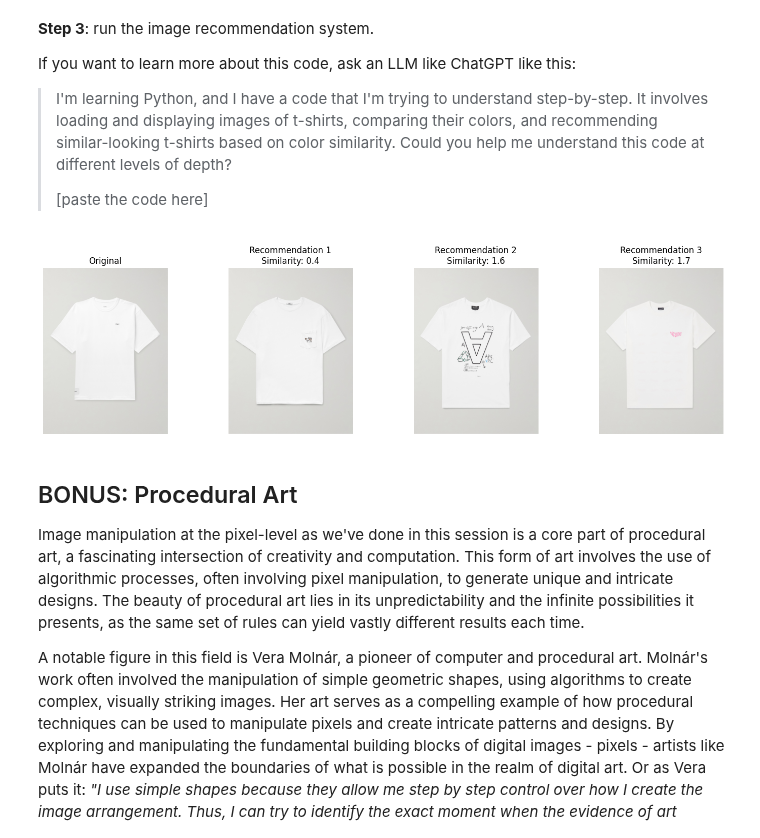
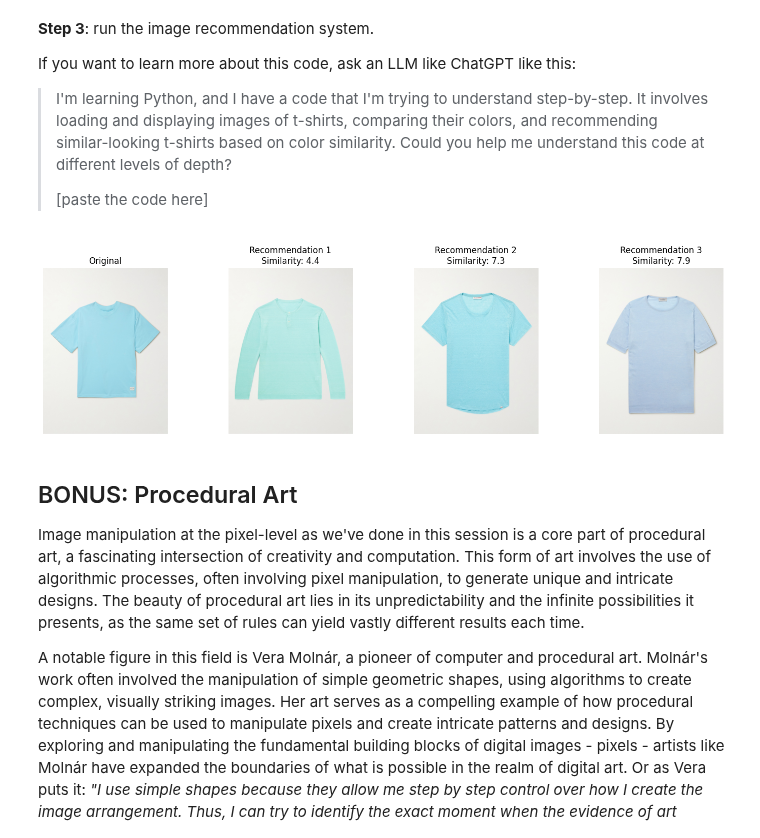
Before and after one commit to ciri/iese-dsfb, a Jupyter notebook: notebooks/100-HowComputersSee.ipynb, the cells around one changed output. Saved outputs shown, nothing was run; the diff lists cells and outputs as text; code cells hidden in the pictures.

Commit message:
updated images

```diff
--- a/notebooks/100-HowComputersSee.ipynb
+++ b/notebooks/100-HowComputersSee.ipynb
@@ -328,11 +328,12 @@ def plot_recommendations(target_file, folder_path):
 
 
 # Example usage:
-all_tshirts = load_tshirt_images(TSHIRTS_PATH)
-if all_tshirts:
-    plot_recommendations(all_tshirts[5], TSHIRTS_PATH)
+all_tshirts = load_tshirt_images(TSHIRTS_PATH);
-# %% [output]
-[figure, removed]
+# %%
+if all_tshirts:
+    plot_recommendations(all_tshirts[4], TSHIRTS_PATH)  #1,2,4
+# %% [output]
+[figure, added]
 # %% [markdown]
 ## BONUS: Procedural Art
 
```
Also changed, not shown: parts of 1 cell of this notebook, 2 other files.
